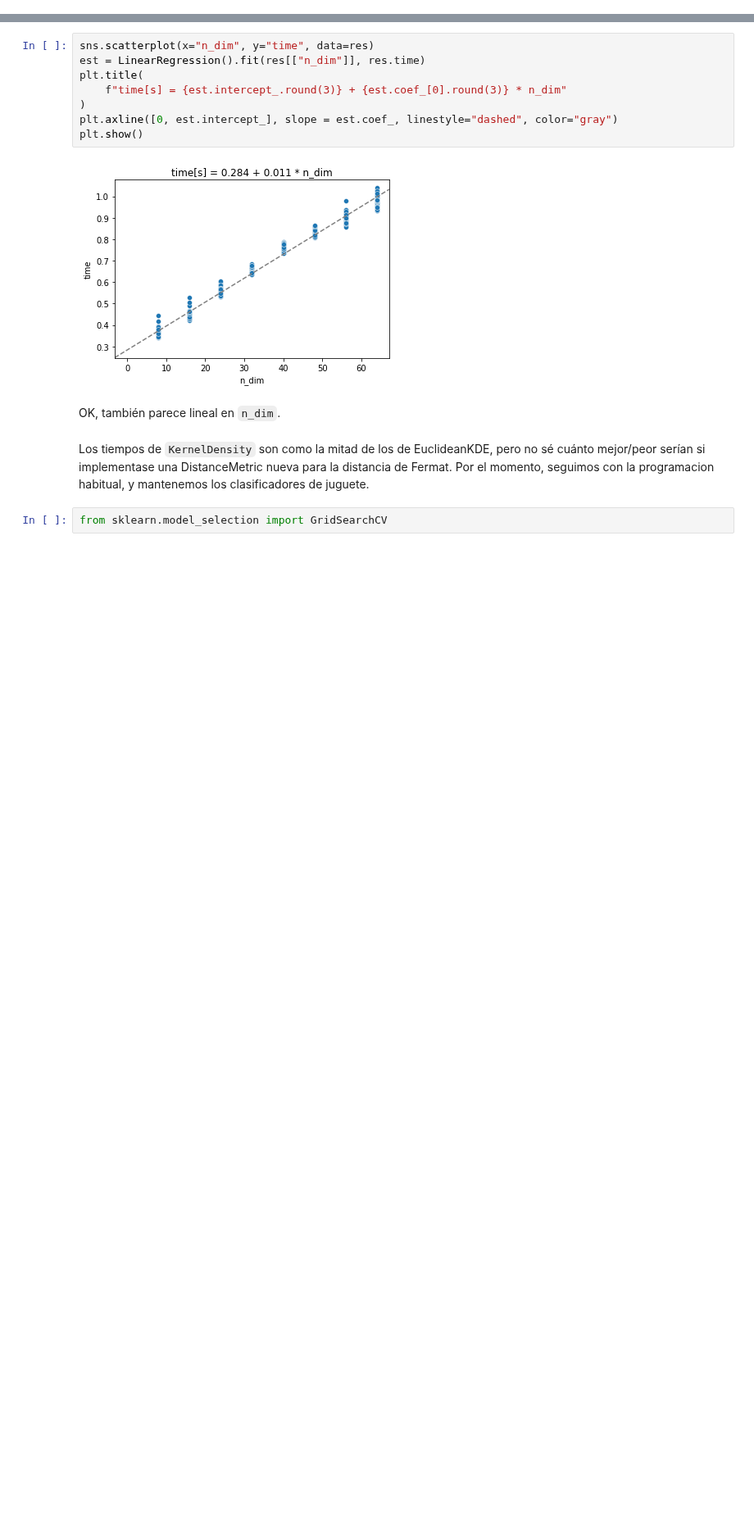
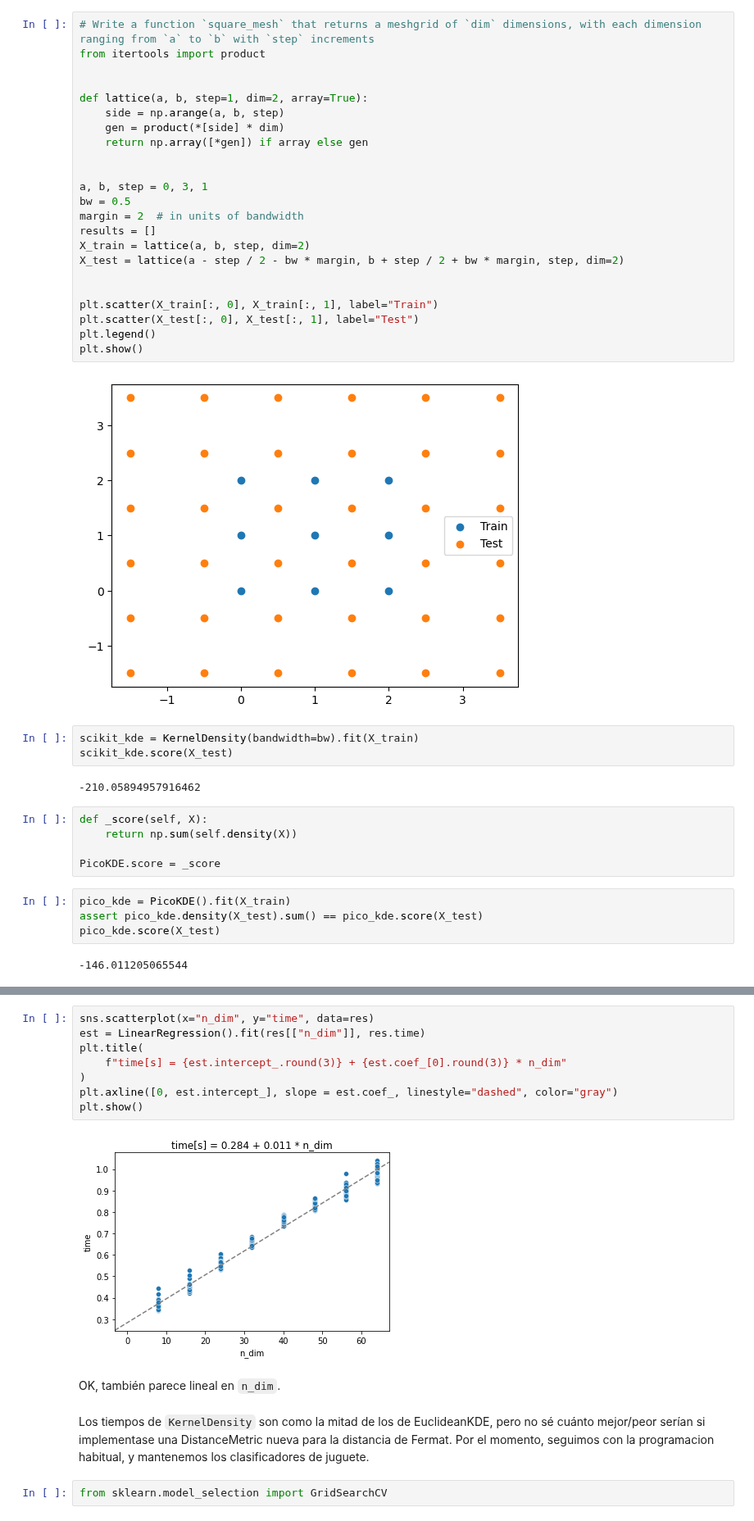
Before and after one commit to capitantoto/fermat, a Jupyter notebook: notebooks/04. Chequeo de Sanidad: EuclideanKDE y KernelDensity.ipynb, the cells around one changed output, grey strips where cells are left out. Shown at 82% size. Drawn from its saved outputs; the diff is of its cells as text; blank space fills up the shorter version.

```diff
--- a/notebooks/04. Chequeo de Sanidad: EuclideanKDE y KernelDensity.ipynb
+++ b/notebooks/04. Chequeo de Sanidad: EuclideanKDE y KernelDensity.ipynb
@@ -329,0 +32,41 @@ import seaborn as sns
+# %%
+# Write a function `square_mesh` that returns a meshgrid of `dim` dimensions, with each dimension ranging from `a` to `b` with `step` increments
+from itertools import product
+
+
+def lattice(a, b, step=1, dim=2, array=True):
+    side = np.arange(a, b, step)
+    gen = product(*[side] * dim)
+    return np.array([*gen]) if array else gen
+
+
+a, b, step = 0, 3, 1
+bw = 0.5
+margin = 2  # in units of bandwidth
+results = []
+X_train = lattice(a, b, step, dim=2)
+X_test = lattice(a - step / 2 - bw * margin, b + step / 2 + bw * margin, step, dim=2)
+
+
+plt.scatter(X_train[:, 0], X_train[:, 1], label="Train")
+plt.scatter(X_test[:, 0], X_test[:, 1], label="Test")
+plt.legend()
+plt.show()
+# %% [output]
+[figure, added]
+# %%
+scikit_kde = KernelDensity(bandwidth=bw).fit(X_train)
+scikit_kde.score(X_test)
+# %% [output]
+-210.05894957916462
+# %%
+def _score(self, X):
+    return np.sum(self.density(X))
+
+PicoKDE.score = _score
+# %%
+pico_kde = PicoKDE().fit(X_train)
+assert pico_kde.density(X_test).sum() == pico_kde.score(X_test)
+pico_kde.score(X_test)
+# %% [output]
+-146.011205065544
```
Also changed, not shown: parts of 85 cells of this notebook, 1 other file.
